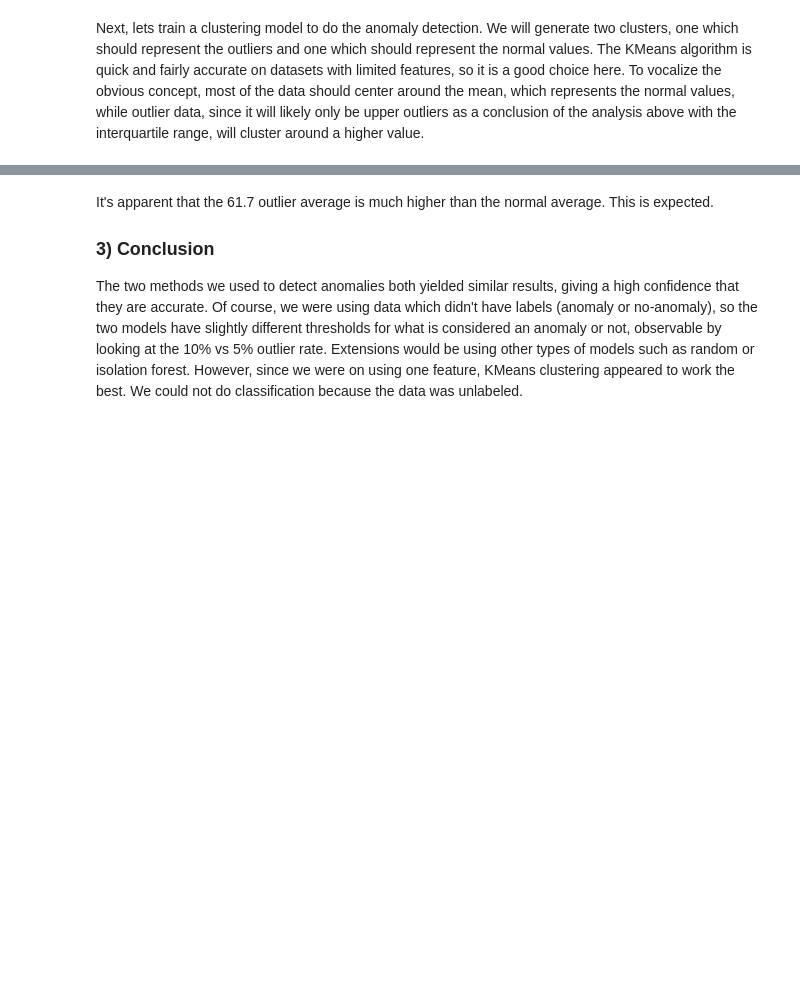
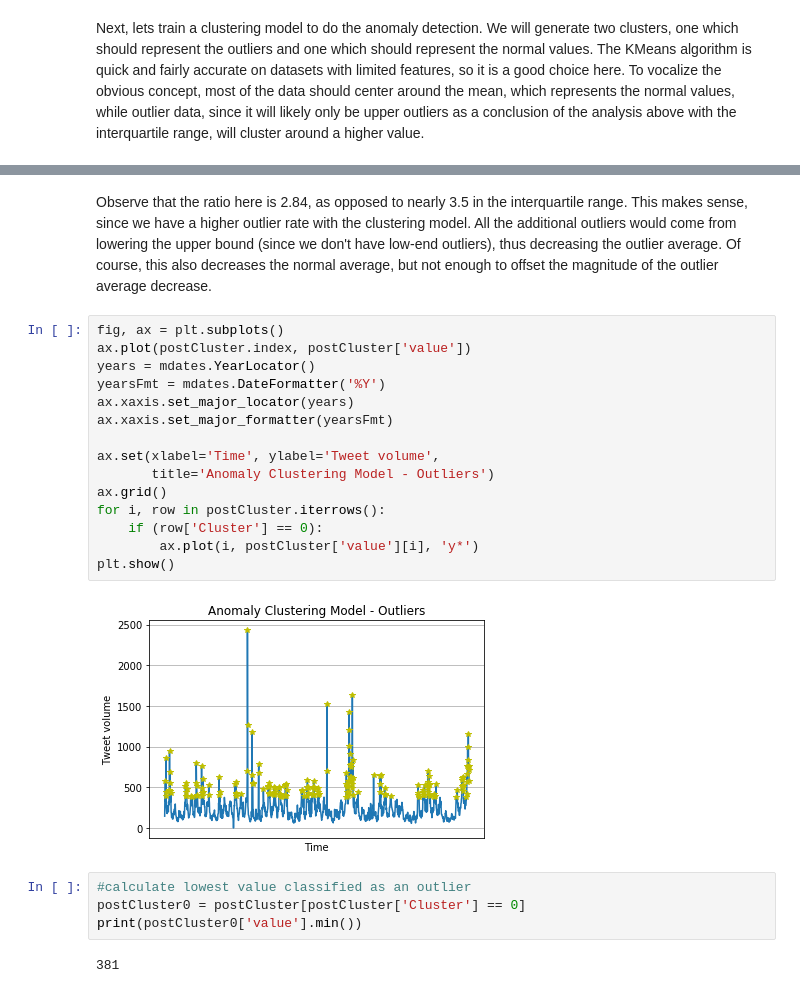
Before and after one commit to mdsvoren/eecs731-project6, a Jupyter notebook: notebooks/Project 6 - Anomaly Detection.ipynb, the cells around one changed output, grey strips where cells are left out. Cells and saved outputs as stored; diff of their text form; blank space fills up the shorter version.

```diff
--- a/notebooks/Project 6 - Anomaly Detection.ipynb
+++ b/notebooks/Project 6 - Anomaly Detection.ipynb
@@ -177,5 +188,25 @@ print(average2)
-# %% [markdown]
-It's apparent that the 61.7 outlier average is much higher than the normal average. This is expected.
-
-### 3) Conclusion
-The two methods we used to detect anomalies both yielded similar results, giving a high confidence that they are accurate. Of course, we were using data which didn't have labels (anomaly or no-anomaly), so the two models have slightly different thresholds for what is considered an anomaly or not, observable by looking at the 10% vs 5% outlier rate. Extensions would be using other types of models such as random or isolation forest. However, since we were on using one feature, KMeans clustering appeared to work the best. We could not do classification because the data was unlabeled.
+# %% [markdown]
+Observe that the ratio here is 2.84, as opposed to nearly 3.5 in the interquartile range. This makes sense, since we have a higher outlier rate with the clustering model. All the additional outliers would come from lowering the upper bound (since we don't have low-end outliers), thus decreasing the outlier average. Of course, this also decreases the normal average, but not enough to offset the magnitude of the outlier average decrease.
+# %%
+fig, ax = plt.subplots()
+ax.plot(postCluster.index, postCluster['value'])
+years = mdates.YearLocator()
+yearsFmt = mdates.DateFormatter('%Y')
+ax.xaxis.set_major_locator(years)
+ax.xaxis.set_major_formatter(yearsFmt)
+
+ax.set(xlabel='Time', ylabel='Tweet volume',
+       title='Anomaly Clustering Model - Outliers')
+ax.grid()
+for i, row in postCluster.iterrows():
+    if (row['Cluster'] == 0):
+        ax.plot(i, postCluster['value'][i], 'y*')
+plt.show()
+# %% [output]
+[figure, added]
+# %%
+#calculate lowest value classified as an outlier
+postCluster0 = postCluster[postCluster['Cluster'] == 0]
+print(postCluster0['value'].min())
+# %% [output]
+381
```
Also changed, not shown: parts of 14 cells of this notebook.
